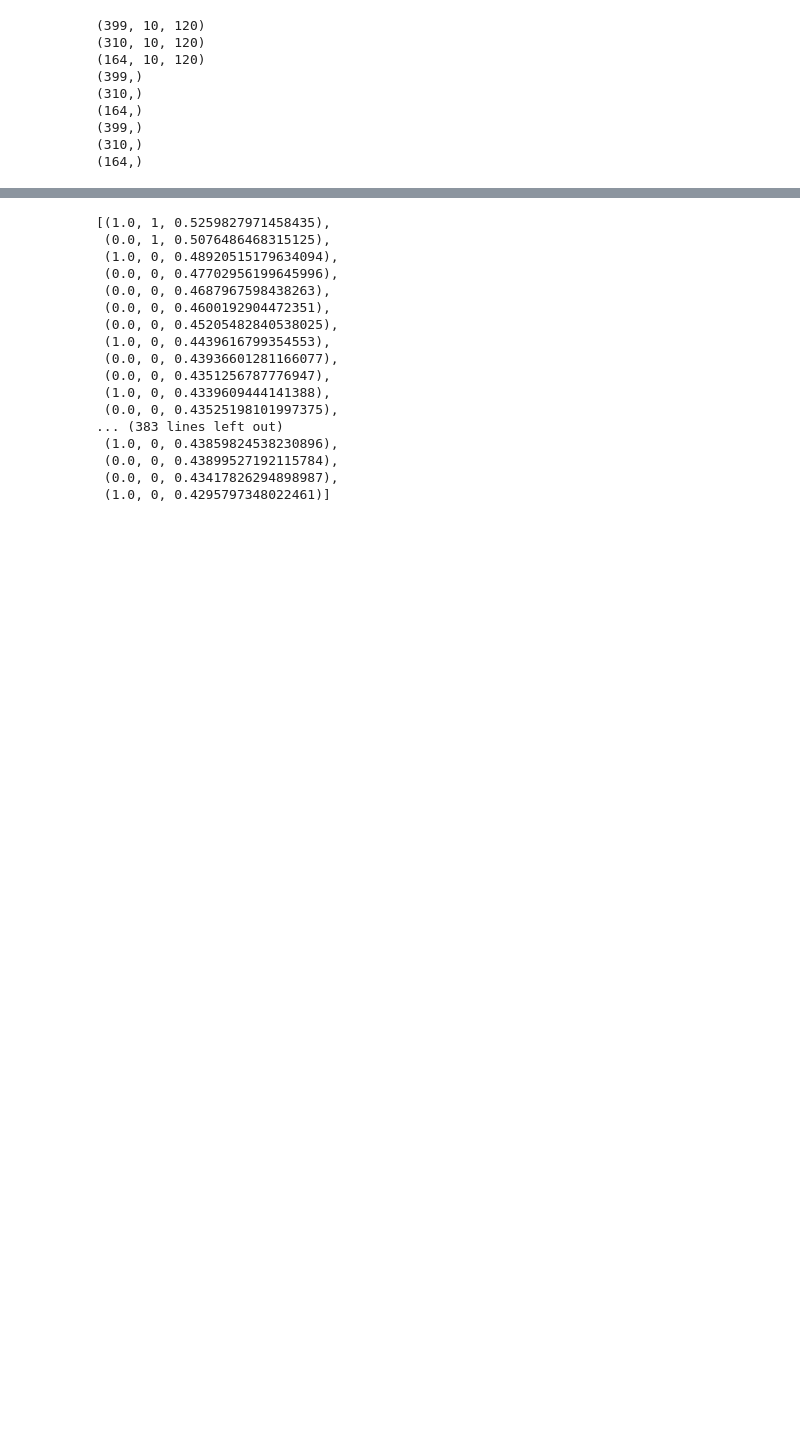
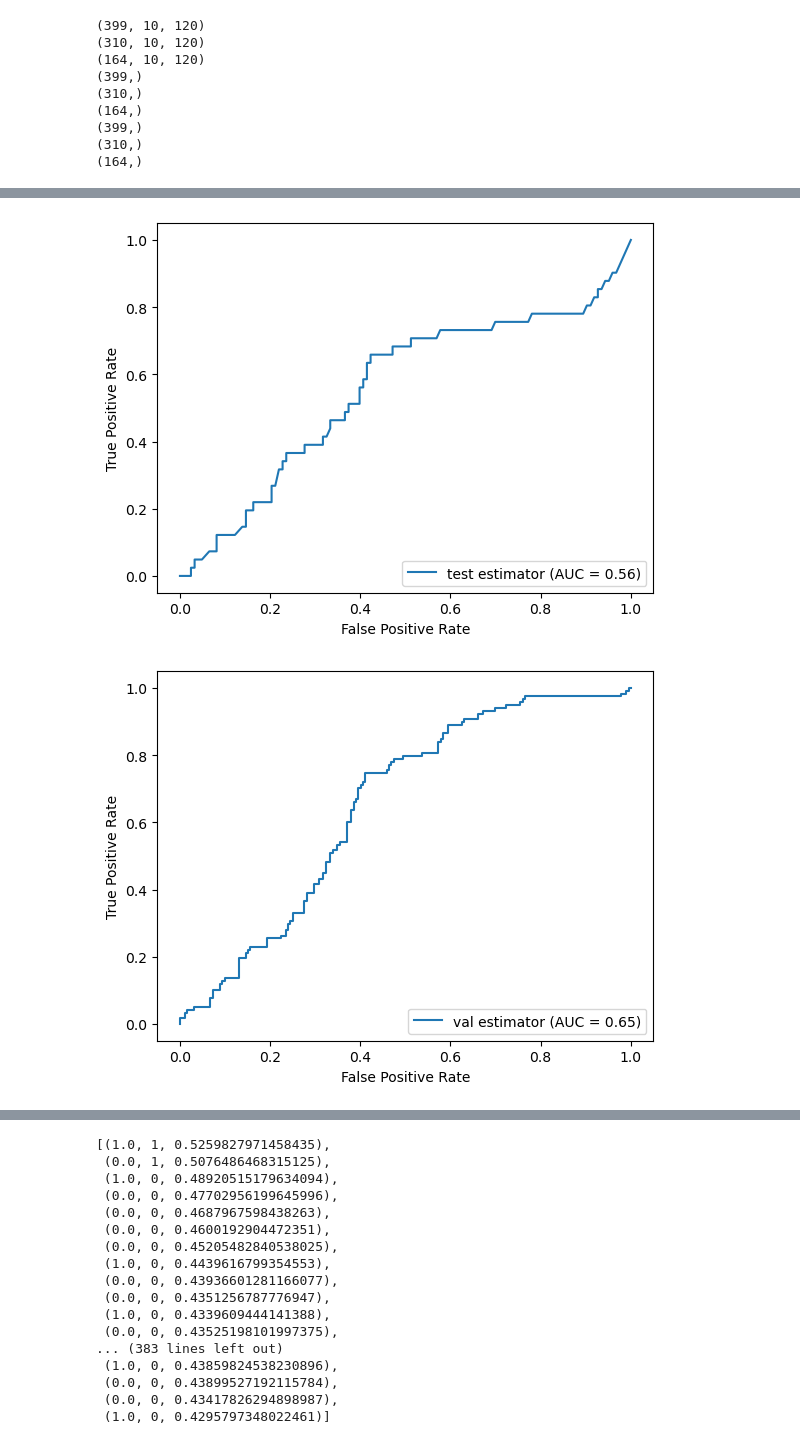
Before and after one commit to travistangvh/time-series-kafka-demo, a Jupyter notebook: bin/explore_torch.ipynb, the cells around one changed output, grey strips where cells are left out. Cells and saved outputs as stored; diff of their text form; code cells hidden in the pictures; blank space fills up the shorter version.

```diff
--- a/bin/explore_torch.ipynb
+++ b/bin/explore_torch.ipynb
@@ -816,7 +822,3 @@ age_fn.weight: 1
 age_fn.bias: 1
 Total Trainable Params: 7028
 RuntimeError: The size of tensor a (8) must match the size of tensor b (16) at non-singleton dimension 0
-# %%
-for i in test_loader:
-    print(i)
-    break
@@ -1166,0 +1207,26 @@ plt.show()
+# %%
+# Nice, we manage to get this!
+
+fpr, tpr, thresholds = roc_curve(y_test_arr, [i[2] for i in test_results])
+roc_auc = auc(fpr, tpr)
+display = RocCurveDisplay(fpr=fpr, tpr=tpr, roc_auc=roc_auc,
+                                  estimator_name='test estimator')
+display.plot()
+plt.show()
+
+fpr, tpr, thresholds = roc_curve(y_val_arr, [i[2] for i in val_results])
+roc_auc = auc(fpr, tpr)
+display = RocCurveDisplay(fpr=fpr, tpr=tpr, roc_auc=roc_auc,
+                                  estimator_name='val estimator')
+display.plot()
+plt.show()
+
+fpr, tpr, thresholds = roc_curve(y_train_resampled, [i[2] for i in train_results])
+roc_auc = auc(fpr, tpr)
+display = RocCurveDisplay(fpr=fpr, tpr=tpr, roc_auc=roc_auc,
+                                  estimator_name='train estimator')
+display.plot()
+plt.show()
+# %% [output]
+[figure, added]
+[figure, added]
```
Also changed, not shown: parts of 20 cells of this notebook.
